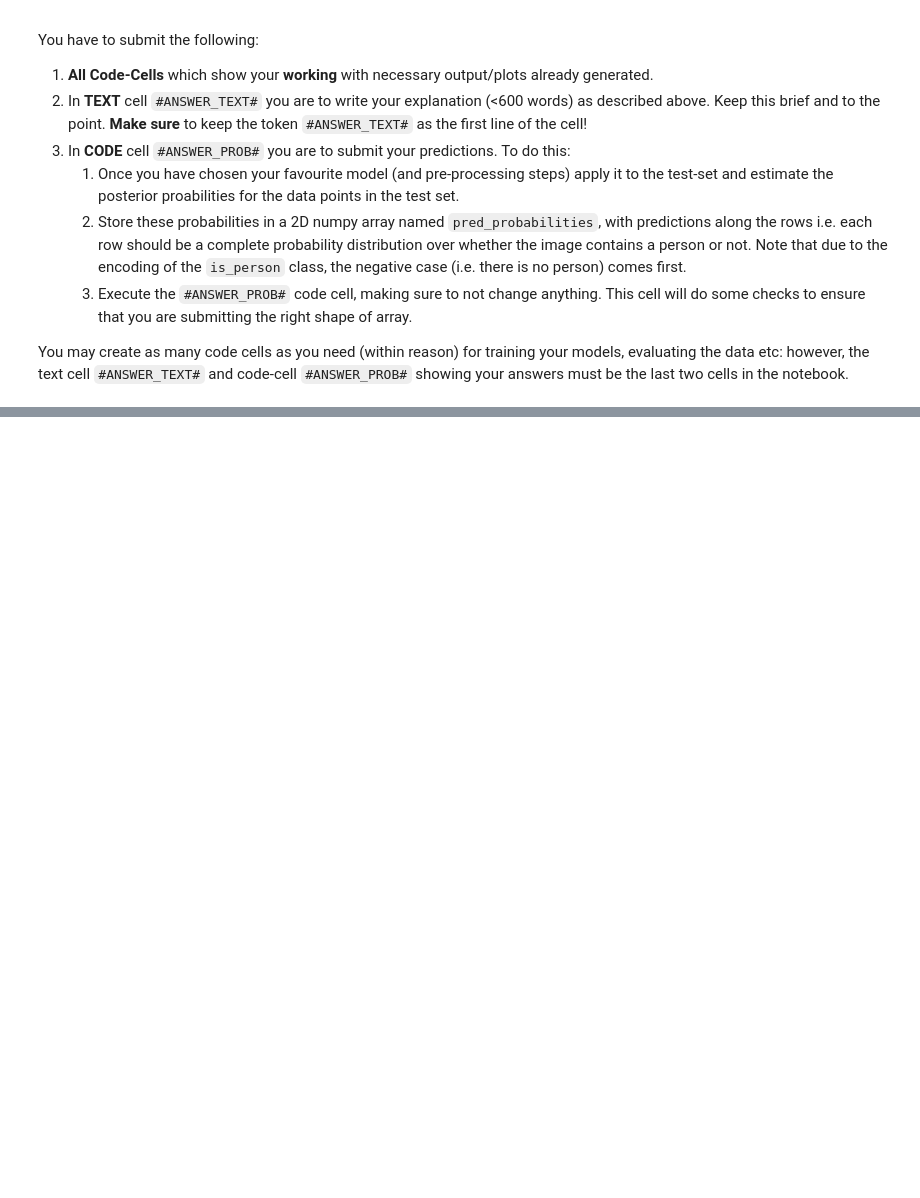
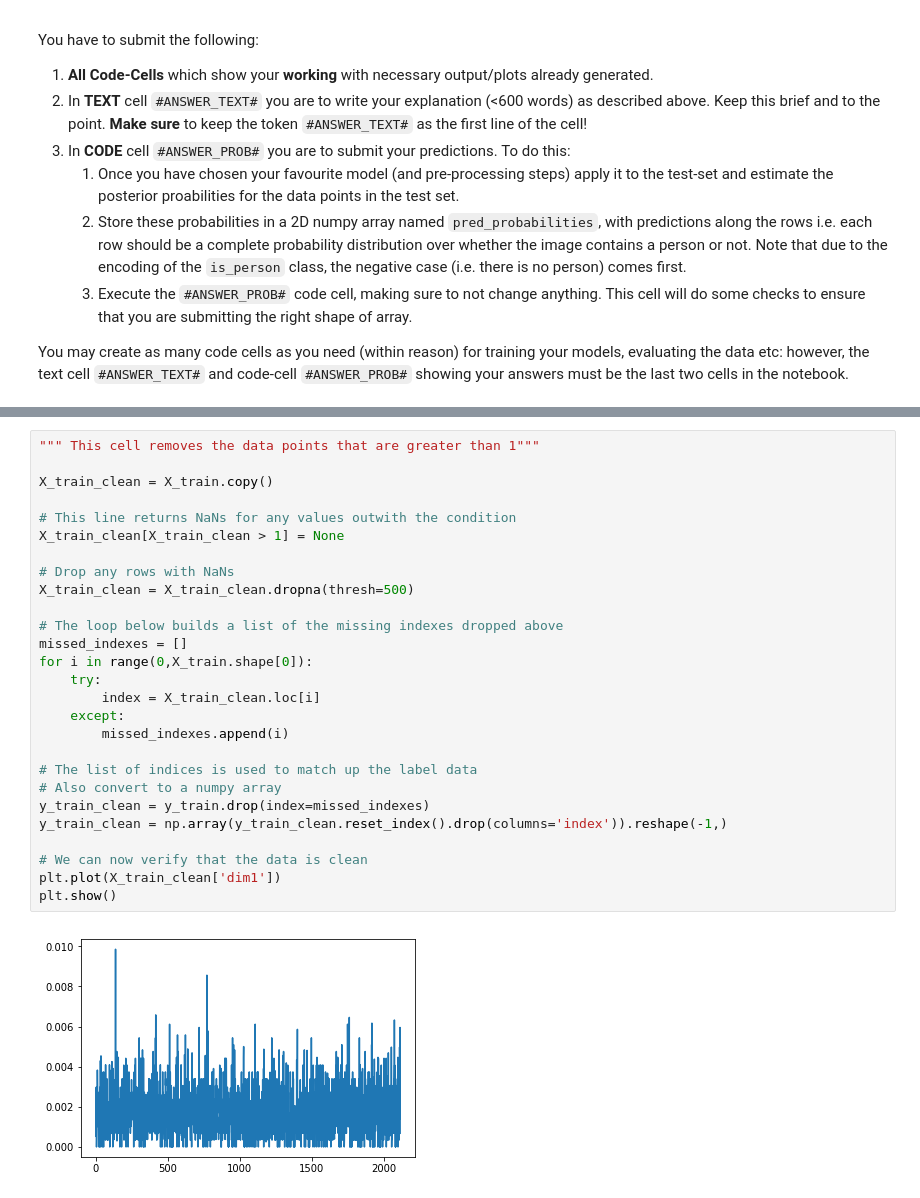
Before and after one commit to RJHughes/ML18, a Jupyter notebook: Assignments/03_B_MiniChallenge.ipynb, the cells around one changed output, grey strips where cells are left out. Saved outputs shown, nothing was run; the diff lists cells and outputs as text; blank space fills up the shorter version.

```diff
--- a/Assignments/03_B_MiniChallenge.ipynb
+++ b/Assignments/03_B_MiniChallenge.ipynb
@@ -217,0 +191,29 @@ plot_confusion_matrix(cnf)
+# %%
+""" This cell removes the data points that are greater than 1"""
+
+X_train_clean = X_train.copy()
+
+# This line returns NaNs for any values outwith the condition
+X_train_clean[X_train_clean > 1] = None
+
+# Drop any rows with NaNs
+X_train_clean = X_train_clean.dropna(thresh=500)
+
+# The loop below builds a list of the missing indexes dropped above
+missed_indexes = []
+for i in range(0,X_train.shape[0]):
+    try:
+        index = X_train_clean.loc[i]
+    except:
+        missed_indexes.append(i)
+
+# The list of indices is used to match up the label data
+# Also convert to a numpy array
+y_train_clean = y_train.drop(index=missed_indexes)
+y_train_clean = np.array(y_train_clean.reset_index().drop(columns='index')).reshape(-1,)
+
+# We can now verify that the data is clean
+plt.plot(X_train_clean['dim1'])
+plt.show()
+# %% [output]
+[figure, added]
```
Also changed, not shown: parts of 15 cells of this notebook, 1 other file.
